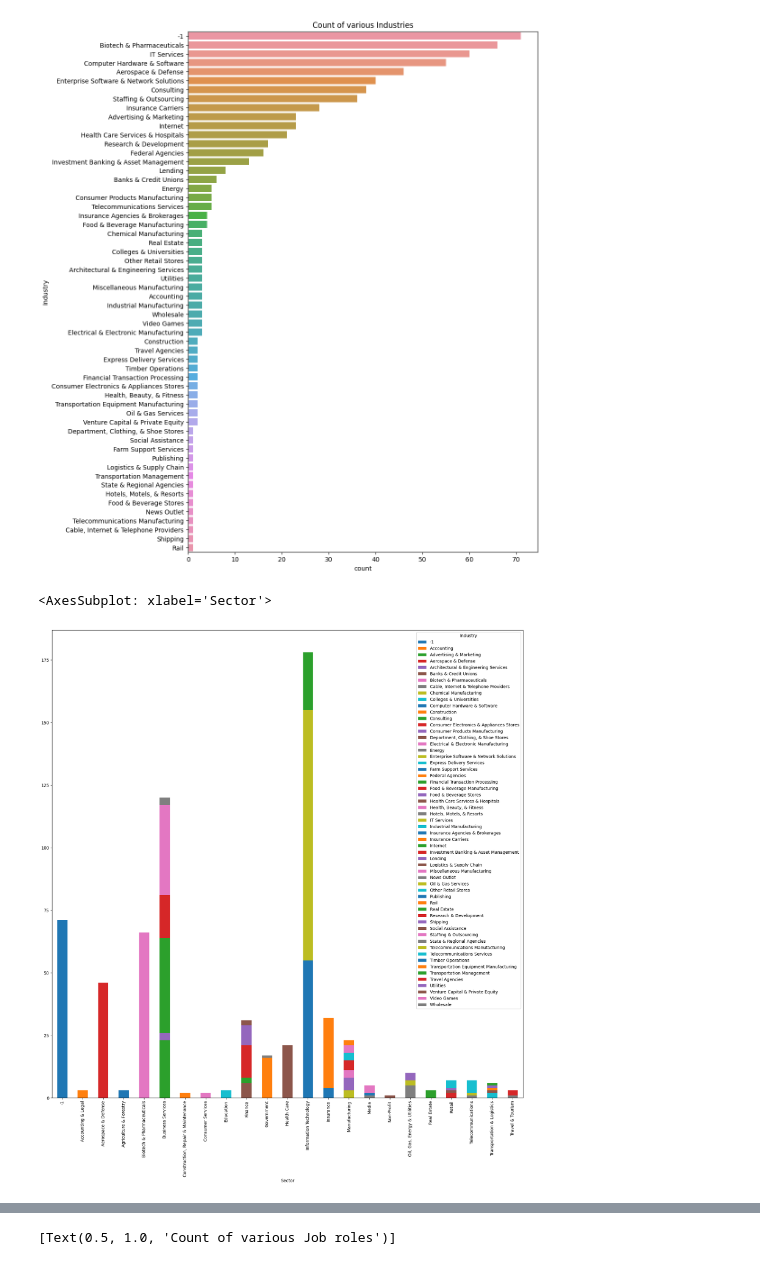
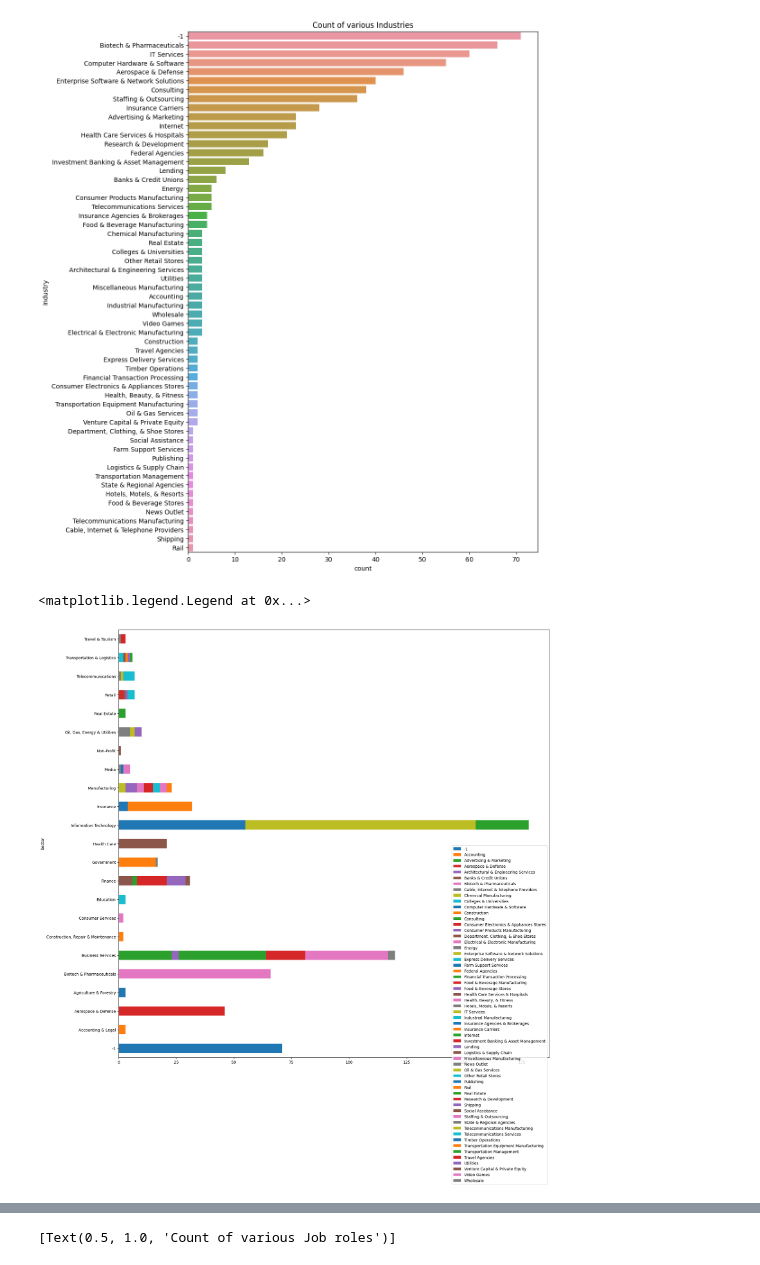
Before and after one commit to Siddharth114/GlassdoorJobPostings, a Jupyter notebook: main.ipynb, the cells around one changed output, grey strips where cells are left out. Saved outputs shown, nothing was run; the diff lists cells and outputs as text; code cells hidden in the pictures.

```diff
--- a/main.ipynb
+++ b/main.ipynb
@@ -46,6 +46,14 @@ df.head()
 | 3 | Data Scientist | 137-171 | JOB DESCRIPTION:\n\nDo you have a... | 3.5 | INFICON | Newton, MA | Bad Ragaz, Switzerland | 501 to 1000 employees | ... |
 | 4 | Data Scientist | 137-171 | Data Scientist\nAffinity Solution... | 2.9 | Affinity Solutions | New York, NY | New York, NY | 51 to 200 employees | ... |
 5 rows × 27 columns
+# %%
+df['python'] = df['python'].replace({0: np.nan, 1: 'python'})
+df['excel'] = df['excel'].replace({0: np.nan, 1: 'excel'})
+df['hadoop'] = df['hadoop'].replace({0: np.nan, 1: 'hadoop'})
+df['spark'] = df['spark'].replace({0: np.nan, 1: 'spark'})
+df['aws'] = df['aws'].replace({0: np.nan, 1: 'aws'})
+df['tableau'] = df['tableau'].replace({0: np.nan, 1: 'yableau'})
+df['big_data'] = df['big_data'].replace({0: np.nan, 1: 'big_data'})
 # %%
 fig, ax = plt.subplots(figsize=(10, 15))
 sns.countplot(data=df,y='Sector', order=df['Sector'].value_counts().index).set(title='Count of various Sectors')
@@ -59,9 +67,9 @@ sns.countplot(data=df,y='Industry', order=df['Industry'].value_counts().index).s
 [Text(0.5, 1.0, 'Count of various Industries')]
 [figure]
 # %%
-fig, ax = plt.subplots(figsize=(20, 20))
+fig, ax = plt.subplots(figsize=(20,20))
 tmp = df.groupby('Sector')['Industry'].value_counts().sort_values(ascending=False)
-tmp.unstack().plot(kind='bar', stacked=True, ax=ax)
+tmp.unstack().plot(kind='barh', stacked=True, ax=ax).legend(loc='best',bbox_to_anchor=(1.0, 0.5))
 # %% [output]
-<AxesSubplot: xlabel='Sector'>
+<matplotlib.legend.Legend at 0x...>
-[figure, old version]
+[figure, new version]
```
Also changed, not shown: parts of 5 cells of this notebook, 1 other file.
